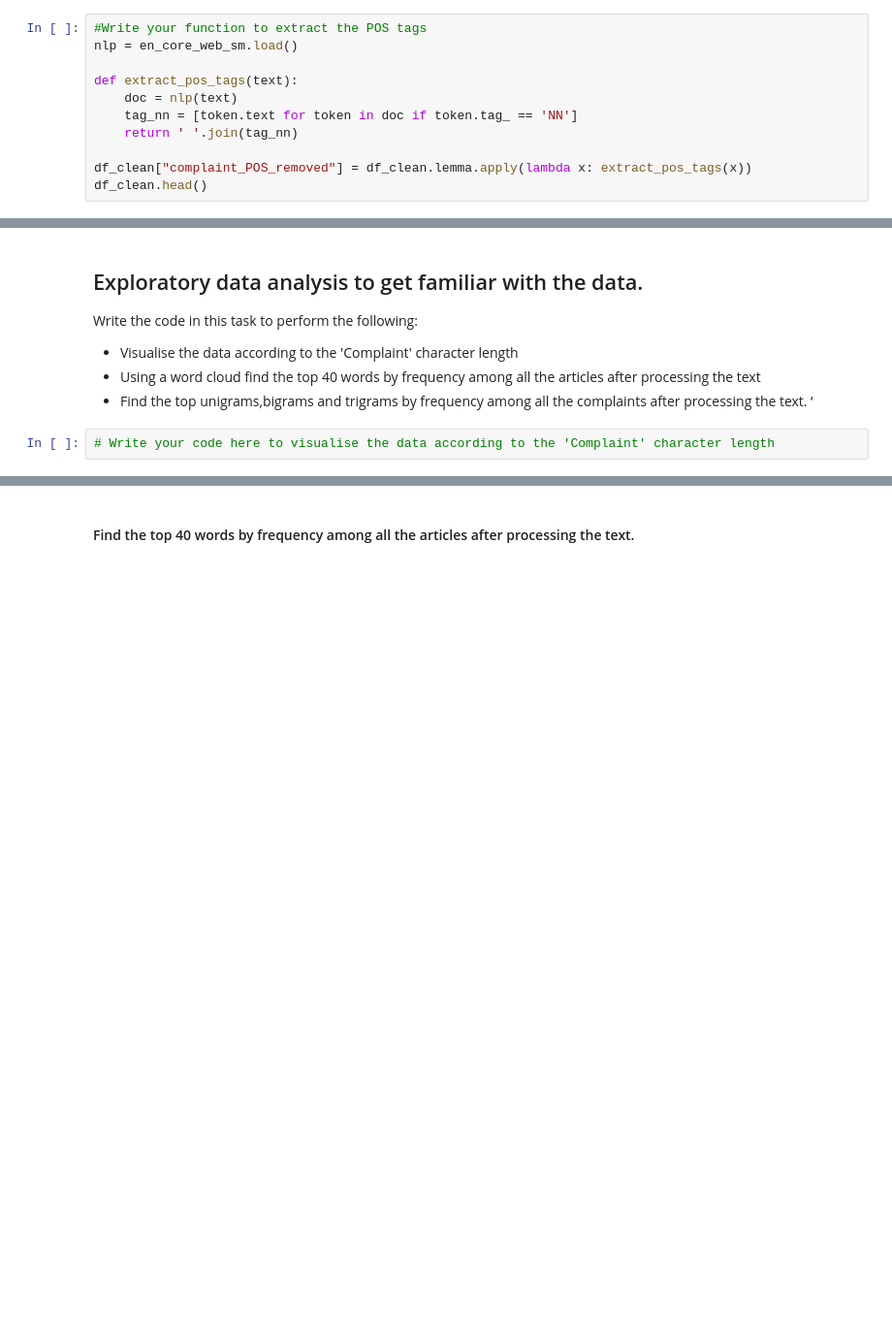
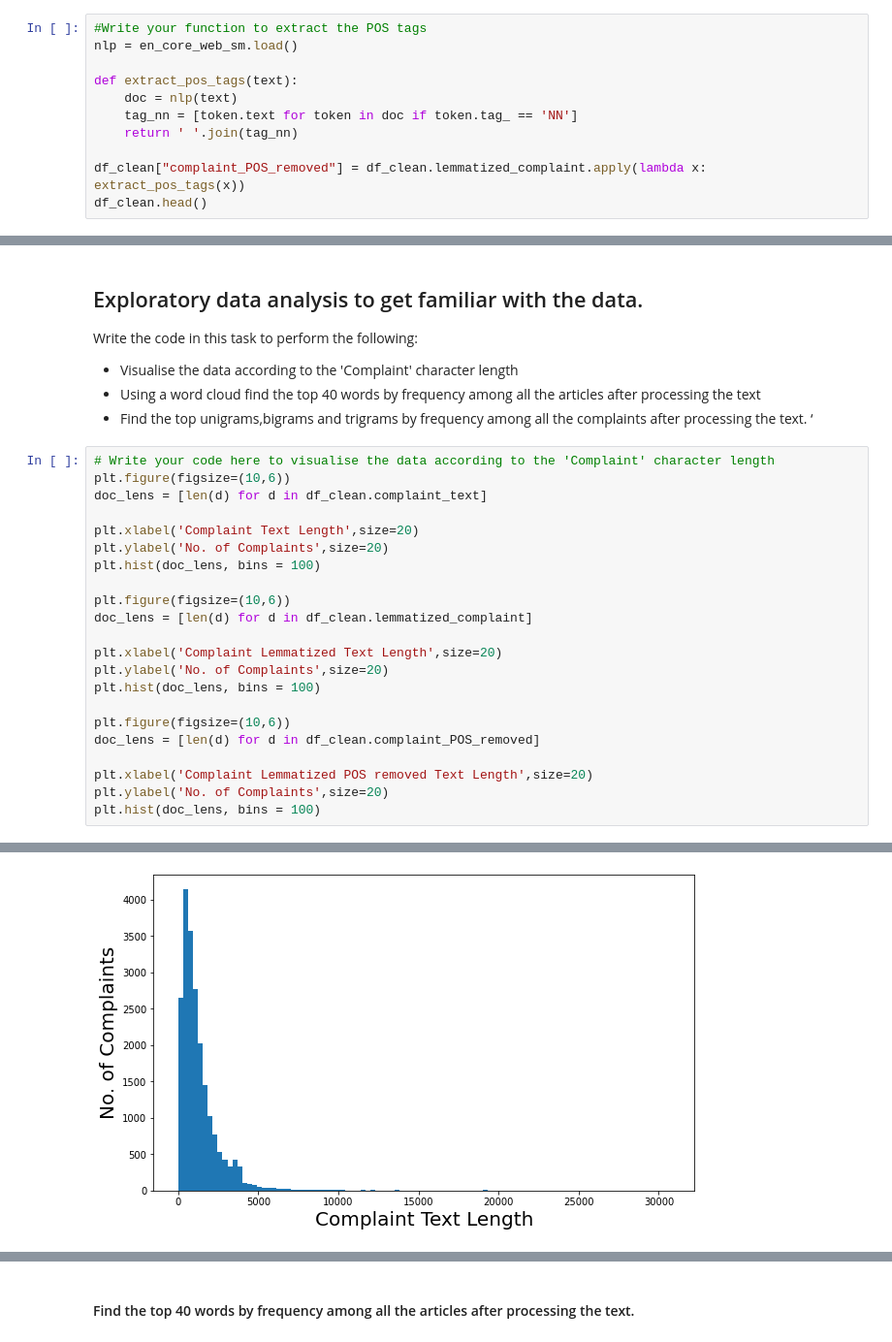
Before and after one commit to sivaprasadt246/Automatic_Ticket_Classification_Assignment, a Jupyter notebook: Automatic_Ticket_Classification_Assignment.ipynb, the cells around one changed output, grey strips where cells are left out. Shown: that part at 97% size. Drawn from its saved outputs; the diff is of its cells as text; blank space fills up the shorter version.

```diff
--- a/Automatic_Ticket_Classification_Assignment.ipynb
+++ b/Automatic_Ticket_Classification_Assignment.ipynb
@@ -229,7 +239,7 @@ def extract_pos_tags(text):
     tag_nn = [token.text for token in doc if token.tag_ == 'NN']
     return ' '.join(tag_nn)
 
-df_clean["complaint_POS_removed"] = df_clean.lemma.apply(lambda x: extract_pos_tags(x))
+df_clean["complaint_POS_removed"] = df_clean.lemmatized_complaint.apply(lambda x: extract_pos_tags(x))
 df_clean.head()
 # %% [output]
 A value is trying to be set on a copy of a slice from a DataFrame.
@@ -253,5 +277,26 @@ Write the code in this task to perform the following:
 *   Visualise the data according to the 'Complaint' character length
 *   Using a word cloud find the top 40 words by frequency among all the articles after processing the text
 *   Find the top unigrams,bigrams and trigrams by frequency among all the complaints after processing the text. ‘
-# %%
-# Write your code here to visualise the data according to the 'Complaint' character length
+# %%
+# Write your code here to visualise the data according to the 'Complaint' character length
+plt.figure(figsize=(10,6))
+doc_lens = [len(d) for d in df_clean.complaint_text]
+
+plt.xlabel('Complaint Text Length',size=20)
+plt.ylabel('No. of Complaints',size=20)
+plt.hist(doc_lens, bins = 100)
+
+plt.figure(figsize=(10,6))
+doc_lens = [len(d) for d in df_clean.lemmatized_complaint]
+
+plt.xlabel('Complaint Lemmatized Text Length',size=20)
+plt.ylabel('No. of Complaints',size=20)
+plt.hist(doc_lens, bins = 100)
+
+plt.figure(figsize=(10,6))
+doc_lens = [len(d) for d in df_clean.complaint_POS_removed]
+
+plt.xlabel('Complaint Lemmatized POS removed Text Length',size=20)
+plt.ylabel('No. of Complaints',size=20)
+plt.hist(doc_lens, bins = 100)
+# %% [output]
@@ -257,0 +320 @@ Write the code in this task to perform the following:
+[figure, added]
```
Also changed, not shown: parts of 24 cells of this notebook.
